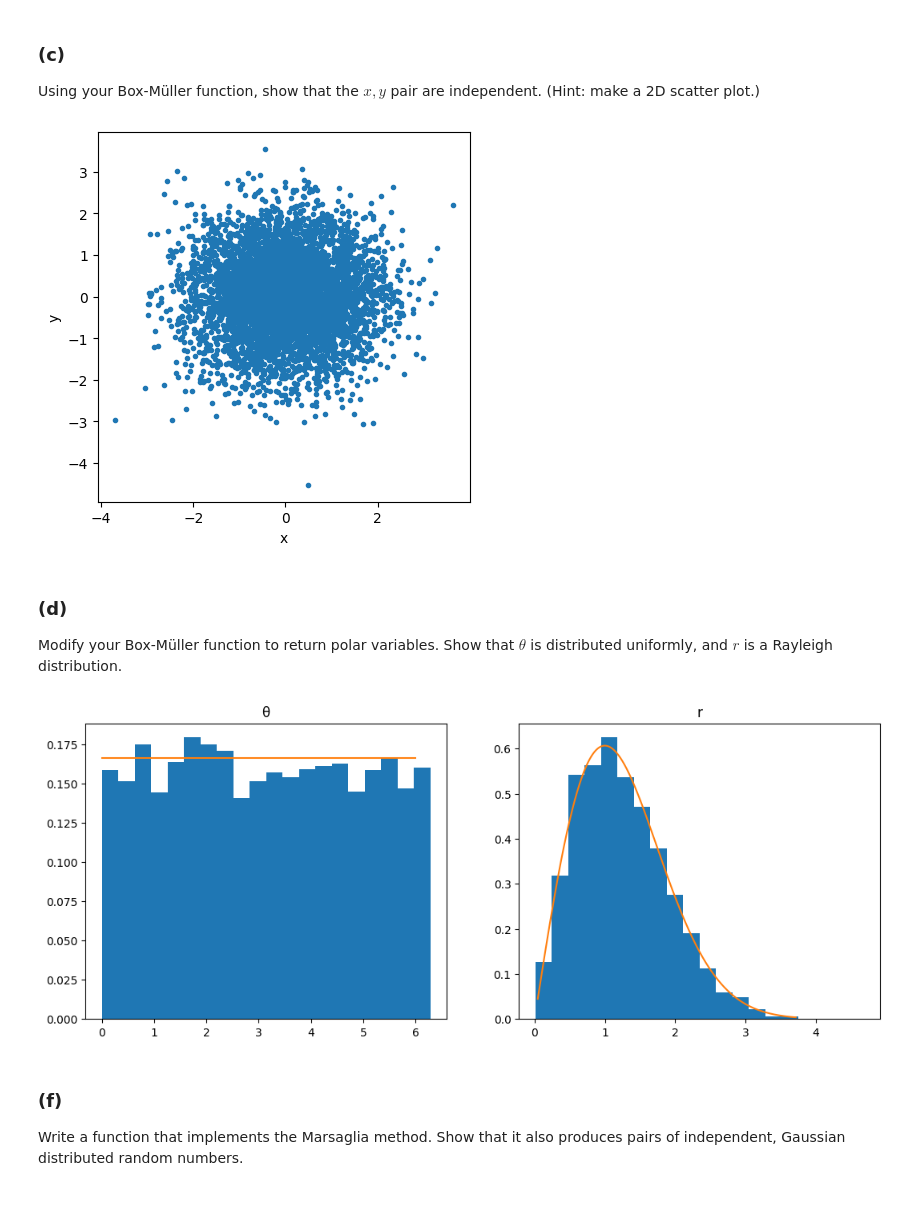
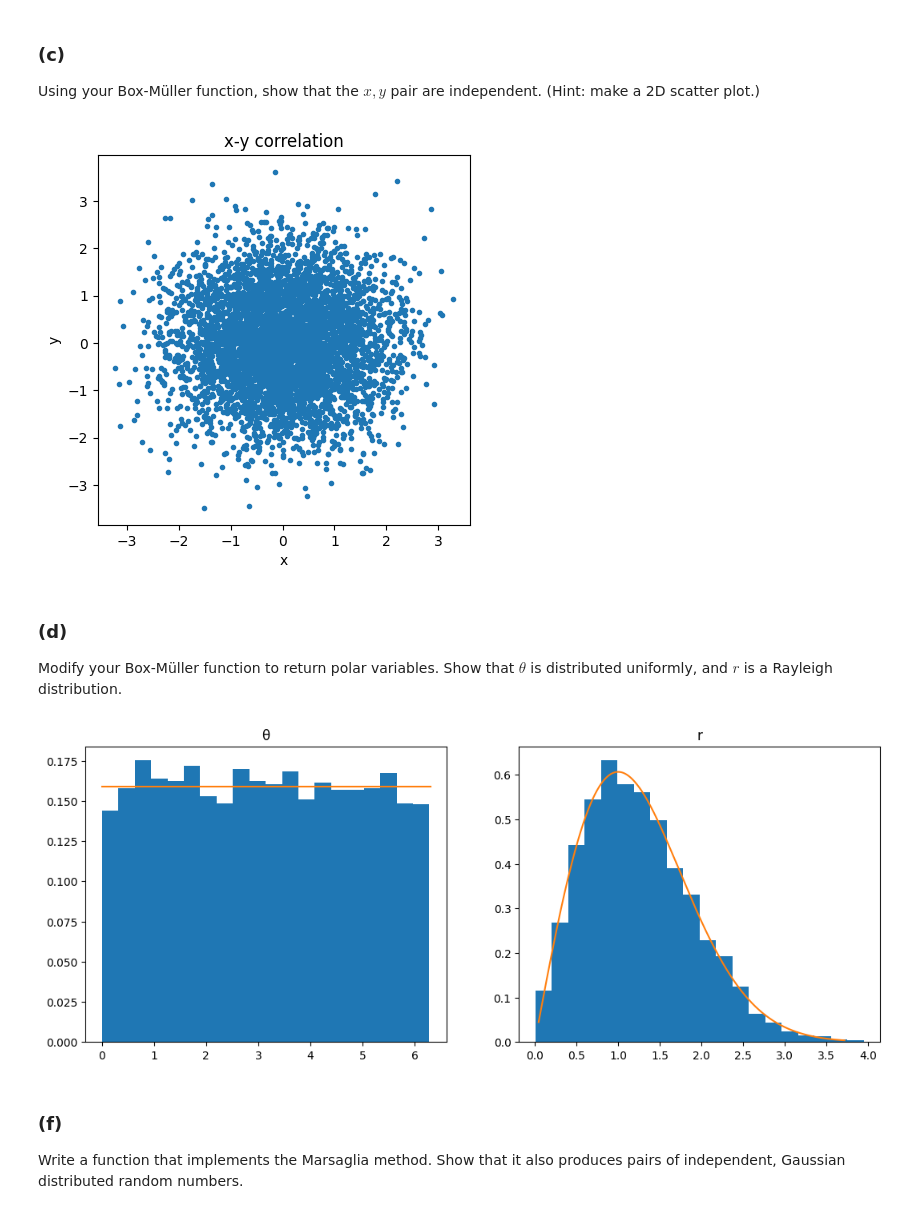
Before and after one commit to Andrew-Schwartz/PHYS403, a Jupyter notebook: hw/HW3_Andrew_Schwartz.ipynb, the cells around one changed output. Saved outputs shown, nothing was run; the diff lists cells and outputs as text; code cells hidden in the pictures.

```diff
--- a/hw/HW3_Andrew_Schwartz.ipynb
+++ b/hw/HW3_Andrew_Schwartz.ipynb
@@ -109,14 +113,15 @@ plot(gaussian_box_muller)
 
 Using your Box-Müller function, show that the $x, y$ pair are independent. (Hint: make a 2D scatter plot.)
 # %%
-x, y = gaussian_box_muller(concat = False)
+x, y = gaussian_box_muller(concat=False)
 fig, ax = plt.subplots(figsize=(4.8, 4.8))
 ax.scatter(x, y, marker='.')
 ax.set_xlabel("x")
 ax.set_ylabel("y")
+ax.set_title("x-y correlation")
 plt.show()
 # %% [output]
-[figure, old version]
+[figure, new version]
 # %% [markdown]
 ### (d)
 
@@ -126,13 +131,13 @@ r, θ, = gaussian_box_muller(concat=None)
 fig, ax = plt.subplots(1, 2, figsize=(6.4 * 2, 4.8))
 ax[0].hist(θ, density=True, bins=20, label="θ")
 ax[0].set_title("θ")
-add_pdf(ax[0], uniform, max = 6, scale = 6)
+add_pdf(ax[0], uniform, max=6.3, scale=6.3)
 ax[1].hist(r, density=True, bins=20, label="r")
 ax[1].set_title("r")
 add_pdf(ax[1], rayleigh)
 plt.show()
 # %% [output]
-[figure, old version]
+[figure, new version]
 # %% [markdown]
 ### (f)
 
```
Also changed, not shown: parts of 6 cells of this notebook.
